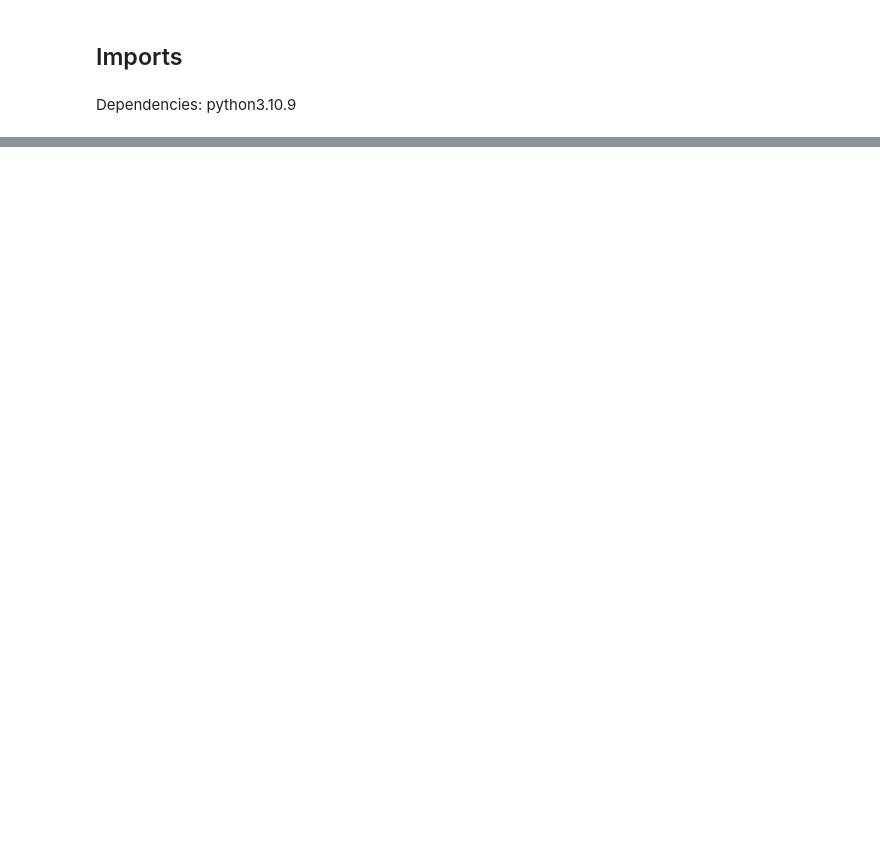
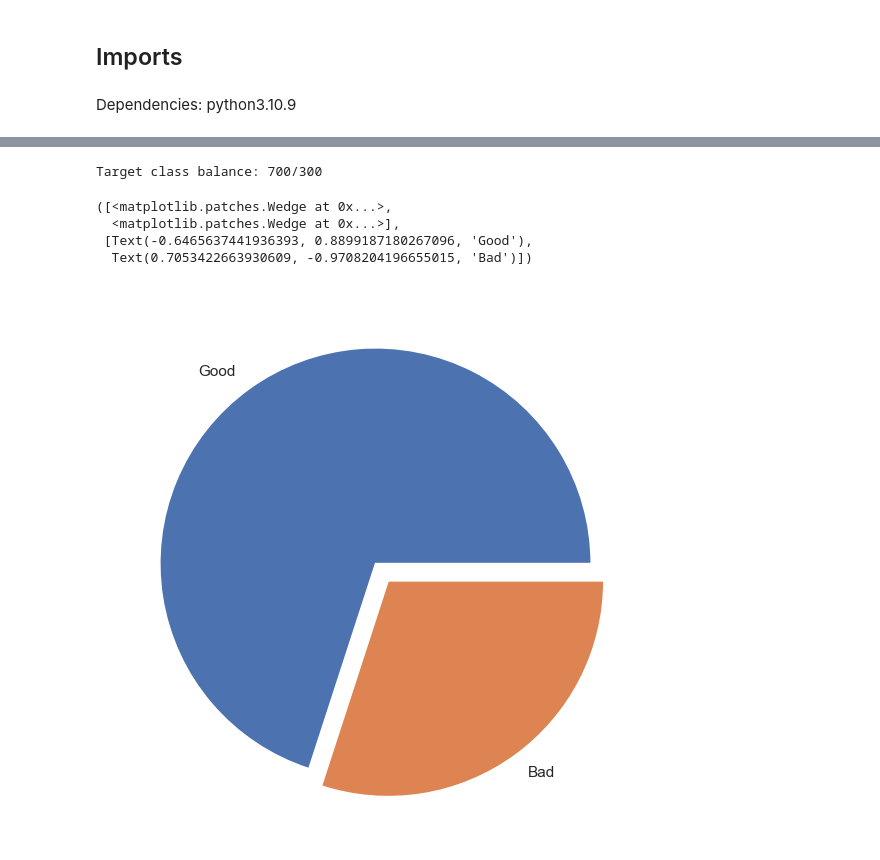
Before and after one commit to fpkh/hse_coursework_logreg, a Jupyter notebook: notebook.ipynb, the cells around one changed output, grey strips where cells are left out. Drawn from its saved outputs; the diff is of its cells as text; code cells hidden in the pictures; blank space fills up the shorter version.

```diff
--- a/notebook.ipynb
+++ b/notebook.ipynb
@@ -274,0 +77,4 @@ dataframe.corrwith())
+# %%
+data = pd.read_csv('data/german_credit_data.csv', index_col=0)
+data.columns = [col.lower().strip().replace(' ', '_') for col in data.columns]
+data.head()
@@ -274,0 +93,3 @@ dataframe.corrwith())
+# %%
+data['credit_amount'] = data['credit_amount'] * 1.54 * 2.0265
+data.head()
@@ -274,0 +135,14 @@ dataframe.corrwith())
+# %%
+fig, ax = plt.subplots(figsize=(7, 7))
+labels = ['Good', 'Bad']
+text = f'Total:\n{data.shape[0]}'
+print('Target class balance: {}'.format(str(data['risk'].value_counts()[0]) + '/' + str(data['risk'].value_counts()[1])))
+
+plt.pie(data['risk'].value_counts(), labels=labels, explode=[0, 0.1])
+# %% [output]
+Target class balance: 700/300
+([<matplotlib.patches.Wedge at 0x...>,
+  <matplotlib.patches.Wedge at 0x...>],
+ [Text(-0.6465637441936393, 0.8899187180267096, 'Good'),
+  Text(0.7053422663930609, -0.9708204196655015, 'Bad')])
+[figure, added]
```
Also changed, not shown: parts of 66 cells of this notebook, 1 other file.
